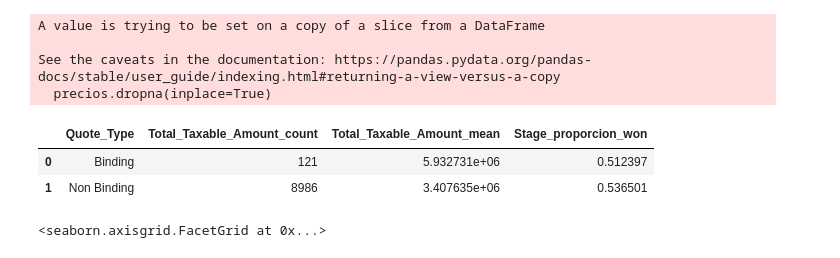
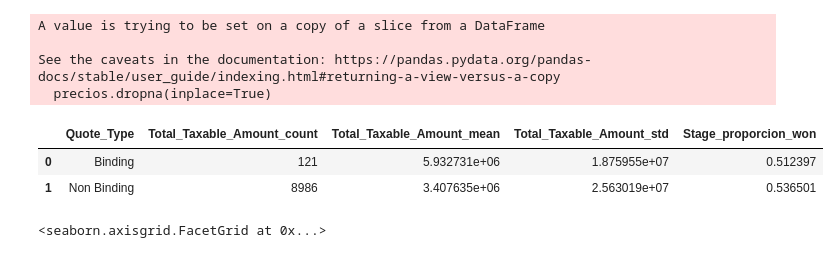
Before and after one commit to RiedelNicolas/75.06-2C2020-TP1, a Jupyter notebook: Codigo_analisis.ipynb, the cells around one changed output. Drawn from its saved outputs; the diff is of its cells as text; code cells hidden in the pictures.

Commit message:
Me doy cuenta de que el analisis de Total_Taxable_Amount promedio es inutil porque el desvio estandar es gigante

```diff
--- a/Codigo_analisis.ipynb
+++ b/Codigo_analisis.ipynb
@@ -170,23 +170,24 @@ See the caveats in the documentation: https://pandas.pydata.org/pandas-docs/stab
 # %%
 #Analizo la ganancia segun el precio y el tipo de quote
 #precio_por_quote = datos[["Quote_Type",]]
 
 def proporcion_won(x):
     return (x=="Closed Won").sum()/len(x)
 
 oportunidades_no_duplicadas = datos.drop_duplicates(["Opportunity_ID"])\
         [["Quote_Type","Total_Taxable_Amount","Stage"]]#Guarda las filas sin repetir op_id
 oportunidades_no_duplicadas = oportunidades_no_duplicadas[oportunidades_no_duplicadas["Total_Taxable_Amount"]!=0]
 valores_por_quote = oportunidades_no_duplicadas.groupby("Quote_Type").\
-        agg({"Total_Taxable_Amount":["count","mean"],"Stage":proporcion_won})
+        agg({"Total_Taxable_Amount":["count","mean","std"],"Stage":proporcion_won})
 valores_por_quote.columns=valores_por_quote.columns.get_level_values(0)+"_"+\
         valores_por_quote.columns.get_level_values(1)
 valores_por_quote.reset_index(inplace=True)
 valores_por_quote
+#oportunidades_no_duplicadas[oportunidades_no_duplicadas["Quote_Type"]=="Non Binding"]["Total_Taxable_Amount"].std()
 # %% [output]
-|  | Quote_Type | Total_Taxable_Amount_count | Total_Taxable_Amount_mean | Stage_proporcion_won |
-| 0 | Binding | 121 | 5.932731e+06 | 0.512397 |
-| 1 | Non Binding | 8986 | 3.407635e+06 | 0.536501 |
+|  | Quote_Type | Total_Taxable_Amount_count | Total_Taxable_Amount_mean | Total_Taxable_Amount_std | Stage_proporcion_won |
+| 0 | Binding | 121 | 5.932731e+06 | 1.875955e+07 | 0.512397 |
+| 1 | Non Binding | 8986 | 3.407635e+06 | 2.563019e+07 | 0.536501 |
 # %%
 sns.catplot(x="Quote_Type",y="Total_Taxable_Amount_mean",data=valores_por_quote,kind="bar")
 # %% [output]
```
